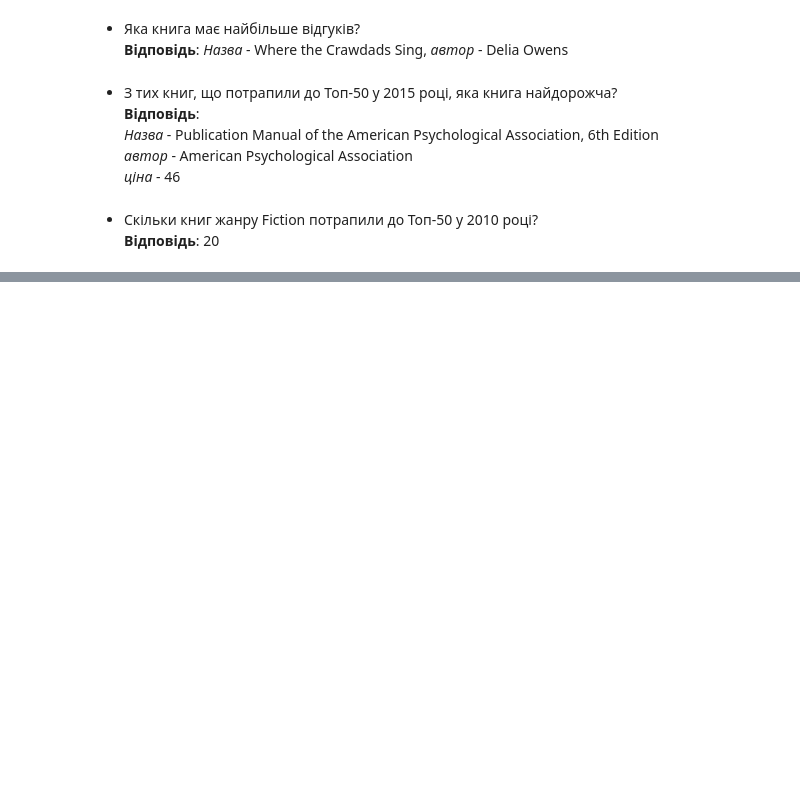
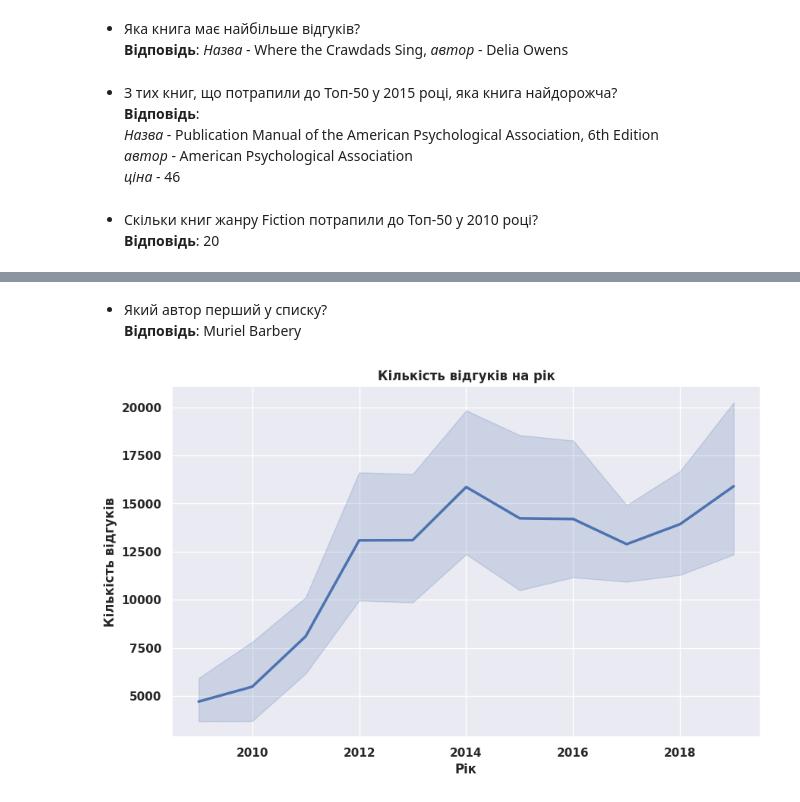
Before and after one commit to OleksiyM/Data_Science, a Jupyter notebook: Module_02/Hw2.3.ipynb, the cells around one changed output, grey strips where cells are left out. Drawn from its saved outputs; the diff is of its cells as text; code cells hidden in the pictures; blank space fills up the shorter version.

```diff
--- a/Module_02/Hw2.3.ipynb
+++ b/Module_02/Hw2.3.ipynb
@@ -200,0 +343,20 @@ print(f'* Який автор перший у списку? Відповідь:'
+# %%
+md(f'* Який автор перший у списку?\\\n **Відповідь**: {df_author_books_rating_sorted.iloc[0]["author"]}')
+# %% [output]
+* Який автор перший у списку?\
+ **Відповідь**: Muriel Barbery
+# %%
+sns.set_style("darkgrid")
+plt.figure(figsize=(10, 6))
+sns.lineplot(x='year', y='reviews', data=df, linewidth=2.5)
+# plt.xlabel("Year", fontweight='bold')
+# plt.ylabel("Reviews count", fontweight='bold')
+# plt.title("Number of reviews per year", fontweight='bold')
+plt.xlabel("Рік", fontweight='bold')
+plt.ylabel("Кількість відгуків", fontweight='bold')
+plt.title("Кількість відгуків на рік", fontweight='bold')
+plt.xticks(fontweight='bold')
+plt.yticks(fontweight='bold')
+plt.show()
+# %% [output]
+[figure, added]
```
Also changed, not shown: parts of 28 cells of this notebook.
